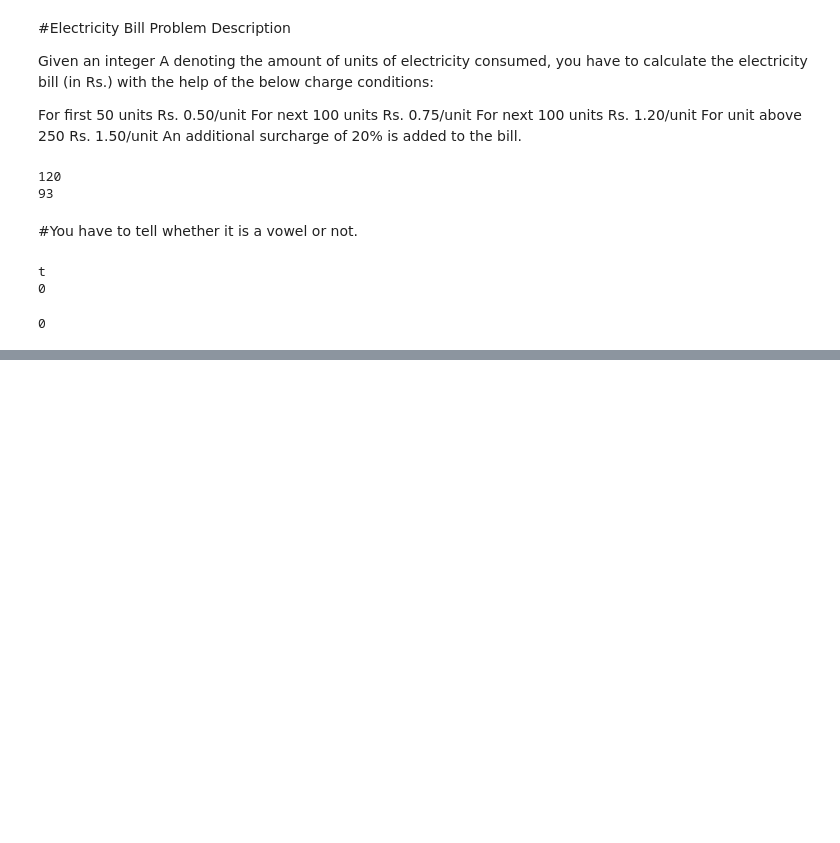
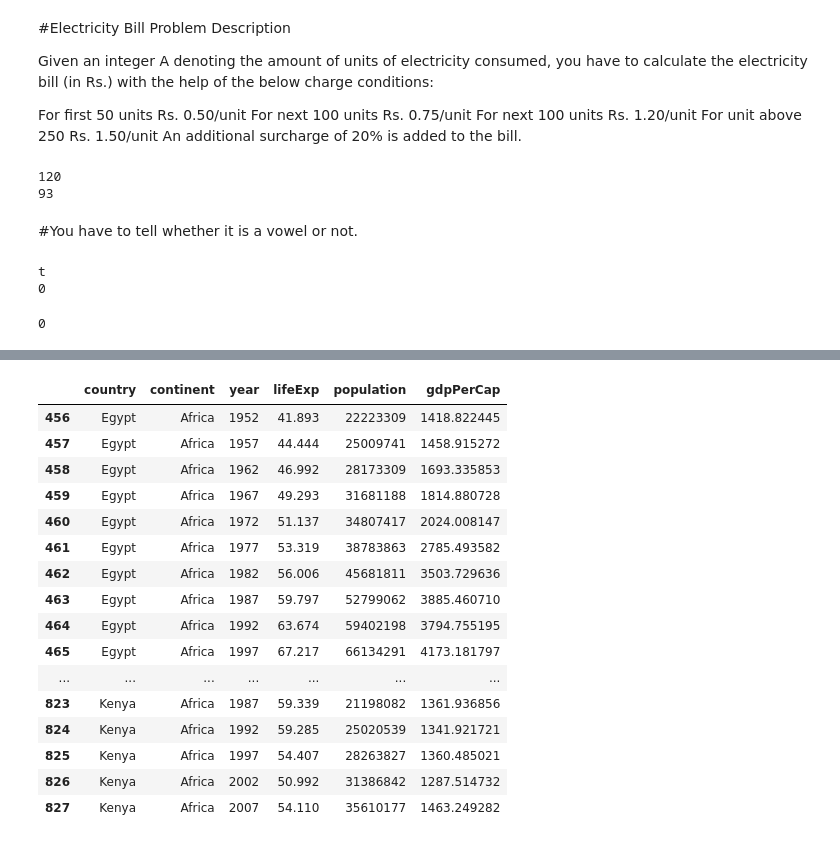
Before and after one commit to rajeevkr0502/Machine-Learning, a Jupyter notebook: Scaler - Python.ipynb, the cells around one changed output, grey strips where cells are left out. Cells and saved outputs as stored; diff of their text form; code cells hidden in the pictures; blank space fills up the shorter version.

```diff
--- a/Scaler - Python.ipynb
+++ b/Scaler - Python.ipynb
@@ -333,0 +612,2 @@ def main():
+# %%
+df=pd.read_csv('gapminder.csv')
@@ -333,0 +701,20 @@ def main():
+# %%
+df[(df.country=='Egypt') | (df.country=='Kenya')]
+# %% [output]
+|  | country | continent | year | lifeExp | population | gdpPerCap |
+| 456 | Egypt | Africa | 1952 | 41.893 | 22223309 | 1418.822445 |
+| 457 | Egypt | Africa | 1957 | 44.444 | 25009741 | 1458.915272 |
+| 458 | Egypt | Africa | 1962 | 46.992 | 28173309 | 1693.335853 |
+| 459 | Egypt | Africa | 1967 | 49.293 | 31681188 | 1814.880728 |
+| 460 | Egypt | Africa | 1972 | 51.137 | 34807417 | 2024.008147 |
+| 461 | Egypt | Africa | 1977 | 53.319 | 38783863 | 2785.493582 |
+| 462 | Egypt | Africa | 1982 | 56.006 | 45681811 | 3503.729636 |
+| 463 | Egypt | Africa | 1987 | 59.797 | 52799062 | 3885.460710 |
+| 464 | Egypt | Africa | 1992 | 63.674 | 59402198 | 3794.755195 |
+| 465 | Egypt | Africa | 1997 | 67.217 | 66134291 | 4173.181797 |
+| ... | ... | ... | ... | ... | ... | ... |
+| 823 | Kenya | Africa | 1987 | 59.339 | 21198082 | 1361.936856 |
+| 824 | Kenya | Africa | 1992 | 59.285 | 25020539 | 1341.921721 |
+| 825 | Kenya | Africa | 1997 | 54.407 | 28263827 | 1360.485021 |
+| 826 | Kenya | Africa | 2002 | 50.992 | 31386842 | 1287.514732 |
+| 827 | Kenya | Africa | 2007 | 54.110 | 35610177 | 1463.249282 |
```
Also changed, not shown: parts of 103 cells of this notebook.
